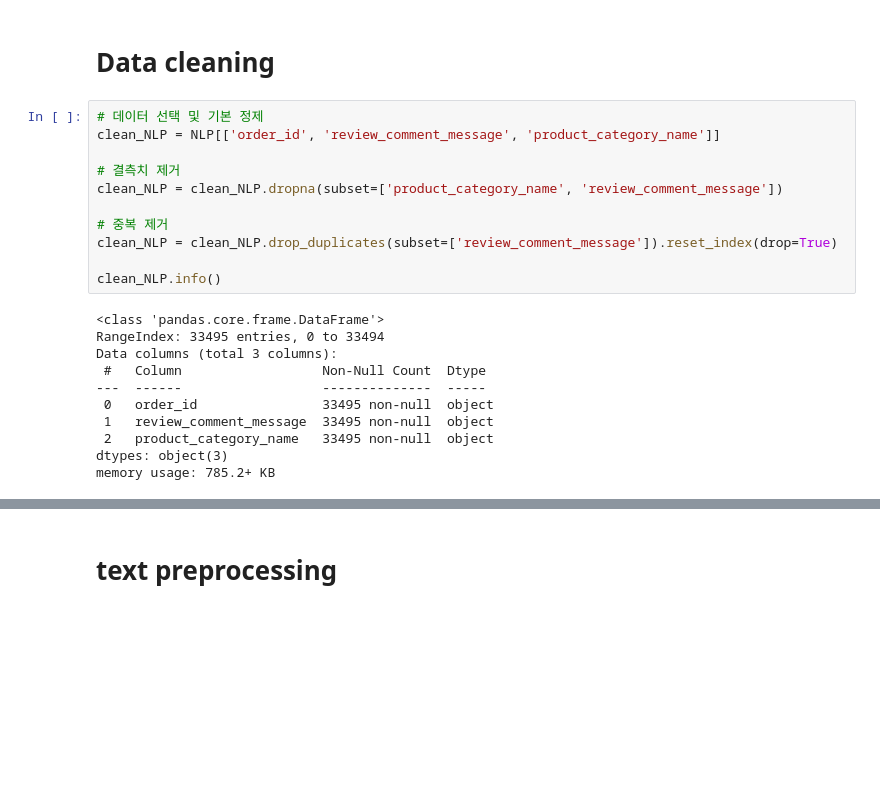
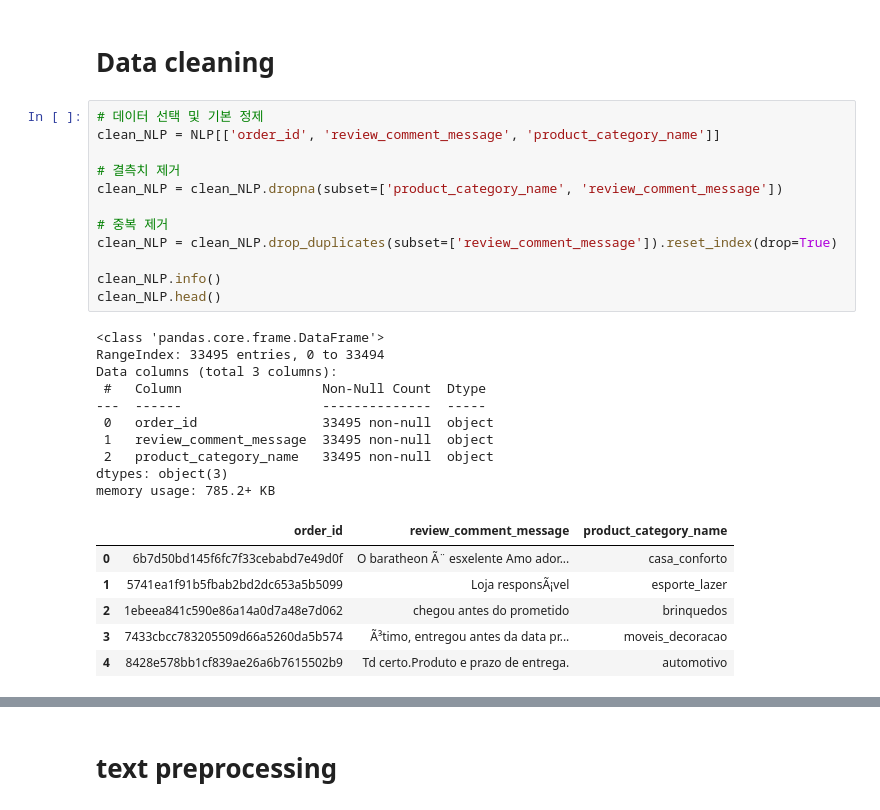
Before and after one commit to hhayan/project_olist_ecommerce, a Jupyter notebook: review.ipynb, the cells around one changed output, grey strips where cells are left out. Drawn from its saved outputs; the diff is of its cells as text; blank space fills up the shorter version.

```diff
--- a/review.ipynb
+++ b/review.ipynb
@@ -133,22 +133,29 @@ NLP = NLP.merge(
 # %%
 # 데이터 선택 및 기본 정제
 clean_NLP = NLP[['order_id', 'review_comment_message', 'product_category_name']]
 
 # 결측치 제거
 clean_NLP = clean_NLP.dropna(subset=['product_category_name', 'review_comment_message'])
 
 # 중복 제거
 clean_NLP = clean_NLP.drop_duplicates(subset=['review_comment_message']).reset_index(drop=True)
 
 clean_NLP.info()
+clean_NLP.head()
 # %% [output]
 <class 'pandas.core.frame.DataFrame'>
 RangeIndex: 33495 entries, 0 to 33494
 Data columns (total 3 columns):
  #   Column                  Non-Null Count  Dtype
 ---  ------                  --------------  -----
  0   order_id                33495 non-null  object
  1   review_comment_message  33495 non-null  object
  2   product_category_name   33495 non-null  object
 dtypes: object(3)
 memory usage: 785.2+ KB
+|  | order_id | review_comment_message | product_category_name |
+| 0 | 6b7d50bd145f6fc7f33cebabd7e49d0f | O baratheon Ã¨ esxelente Amo ador... | casa_conforto |
+| 1 | 5741ea1f91b5fbab2bd2dc653a5b5099 | Loja responsÃ¡vel | esporte_lazer |
+| 2 | 1ebeea841c590e86a14a0d7a48e7d062 | chegou antes do prometido | brinquedos |
+| 3 | 7433cbcc783205509d66a5260da5b574 | Ã³timo, entregou antes da data pr... | moveis_decoracao |
+| 4 | 8428e578bb1cf839ae26a6b7615502b9 | Td certo.Produto e prazo de entrega. | automotivo |
```
Also changed, not shown: parts of 2 cells of this notebook, 1 other file.
